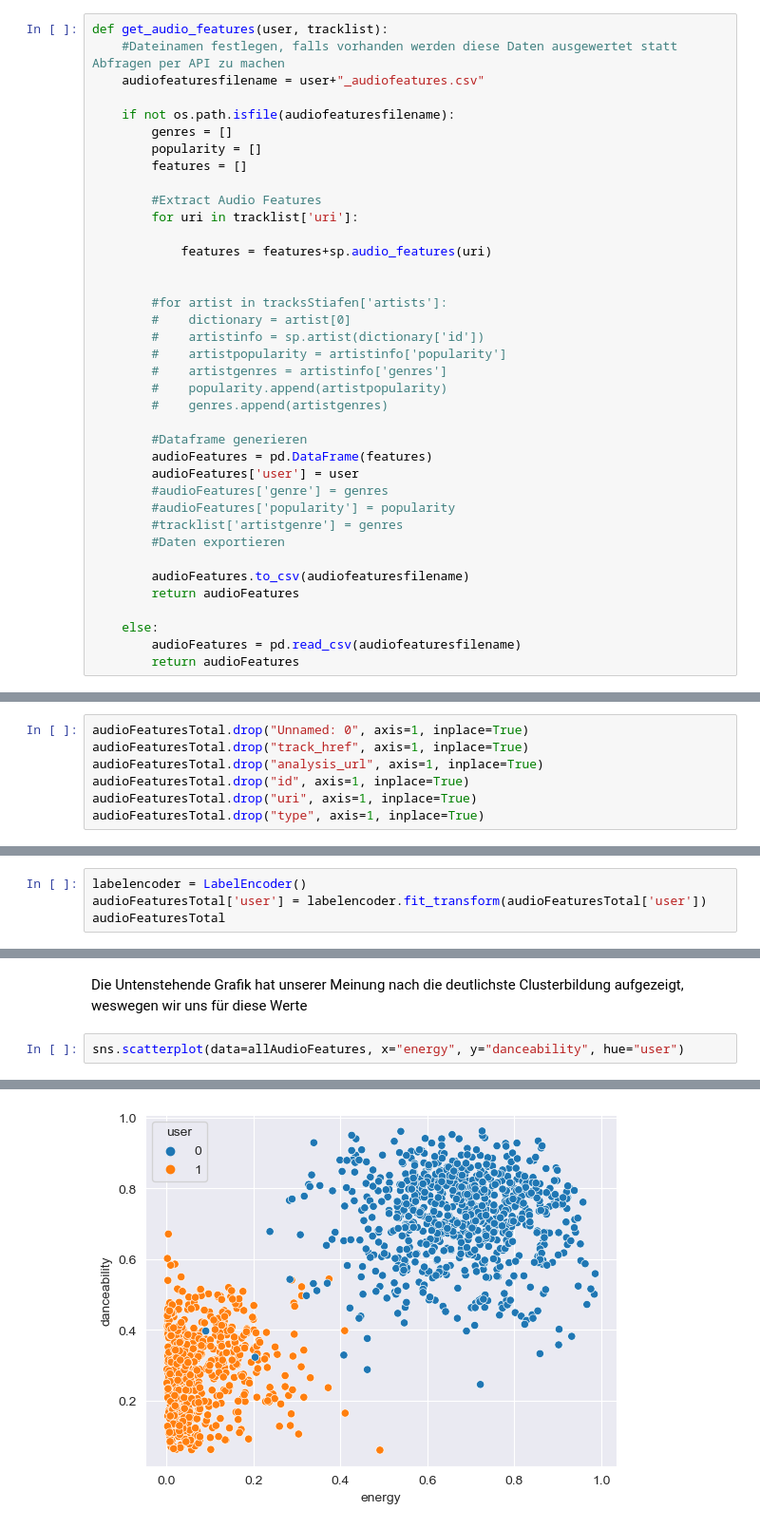
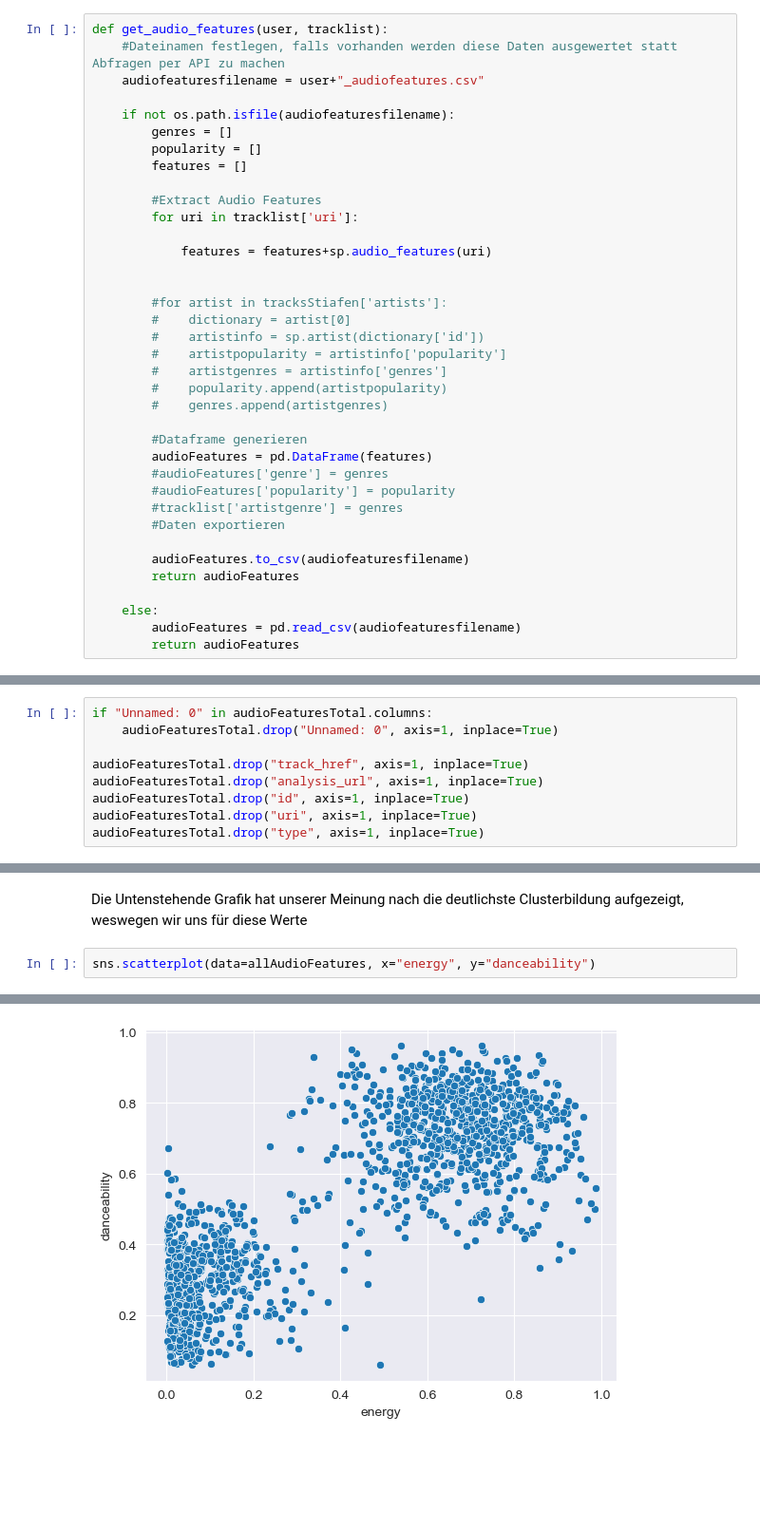
Before and after one commit to elFleppo/CDS-SpotipyProject, a Jupyter notebook: JupyterNotebook/SportifyProject.ipynb, the cells around one changed output, grey strips where cells are left out. Shown: that part at 95% size. Saved outputs shown, nothing was run; the diff lists cells and outputs as text; blank space fills up the shorter version.

```diff
--- a/JupyterNotebook/SportifyProject.ipynb
+++ b/JupyterNotebook/SportifyProject.ipynb
@@ -101,7 +101,6 @@ def get_audio_features(user, tracklist):
 
         #Dataframe generieren
         audioFeatures = pd.DataFrame(features)
-        audioFeatures['user'] = user
         #audioFeatures['genre'] = genres
         #audioFeatures['popularity'] = popularity
         #tracklist['artistgenre'] = genres
@@ -189,7 +188,9 @@ audioFeaturesTotal.head()
 # %% [markdown]
 Folgende Spalten sind für uns nicht weiter von Bedeutung
 # %%
-audioFeaturesTotal.drop("Unnamed: 0", axis=1, inplace=True)
+if "Unnamed: 0" in audioFeaturesTotal.columns:
+    audioFeaturesTotal.drop("Unnamed: 0", axis=1, inplace=True)
+
 audioFeaturesTotal.drop("track_href", axis=1, inplace=True)
 audioFeaturesTotal.drop("analysis_url", axis=1, inplace=True)
 audioFeaturesTotal.drop("id", axis=1, inplace=True)
@@ -246,4 +243,0 @@ Als letztes werden wir noch die Spalte "User" dazu verwenden um die Daten zu lab
-# %%
-labelencoder = LabelEncoder()
-audioFeaturesTotal['user'] = labelencoder.fit_transform(audioFeaturesTotal['user'])
-audioFeaturesTotal
@@ -271,8 +259,8 @@ allAudioFeatures = audioFeaturesTotal
 # %% [markdown]
 Die Untenstehende Grafik hat unserer Meinung nach die deutlichste Clusterbildung aufgezeigt, weswegen wir uns für diese Werte
 # %%
-sns.scatterplot(data=allAudioFeatures, x="energy", y="danceability", hue="user")
+sns.scatterplot(data=allAudioFeatures, x="energy", y="danceability")
 # %% [output]
 <AxesSubplot:xlabel='energy', ylabel='danceability'>
-[figure, old version]
+[figure, new version]
 # %%
```
Also changed, not shown: parts of 17 cells of this notebook.
